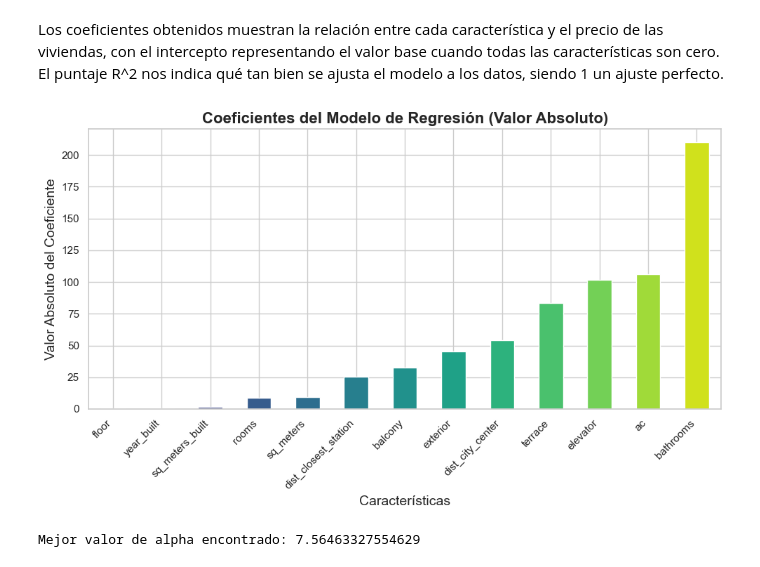
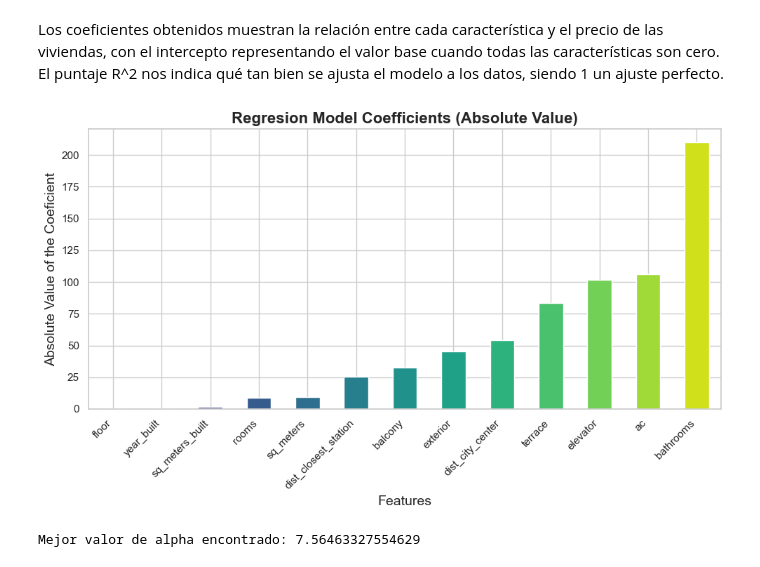
Before and after one commit to arboldeku/rentingciutatvella, a Jupyter notebook: Code/regresionesrentbcn.ipynb, the cells around one changed output. Drawn from its saved outputs; the diff is of its cells as text; code cells hidden in the pictures.

```diff
--- a/Code/regresionesrentbcn.ipynb
+++ b/Code/regresionesrentbcn.ipynb
@@ -337,26 +350,26 @@ Los coeficientes obtenidos muestran la relación entre cada característica y el
 # %%
 # Crear la gráfica de barras ordenada por valores absolutos de los coeficientes
 plt.figure(figsize=(10, 6))
 
 # Gráfico de barras con los coeficientes ordenados
 coefs_lr.sort_values(ascending=True).plot(
     kind='bar',
     color=sns.color_palette("viridis", n_colors=len(coefs_lr))
 )
 
 # Título y etiquetas
-plt.title('Coeficientes del Modelo de Regresión (Valor Absoluto)', fontsize=16, weight='bold')
-plt.xlabel('Características', fontsize=14)
-plt.ylabel('Valor Absoluto del Coeficiente', fontsize=14)
+plt.title('Regresion Model Coefficients (Absolute Value)', fontsize=16, weight='bold')
+plt.xlabel('Features', fontsize=14)
+plt.ylabel('Absolute Value of the Coeficient', fontsize=14)
 
 # Rotar etiquetas para mejor visibilidad
 plt.xticks(rotation=45, ha='right')
 
 # Ajustar diseño y mostrar
 plt.tight_layout()
 plt.show()
 # %% [output]
-[figure, old version]
+[figure, new version]
 # %%
 # Definir un rango de valores posibles para alpha
 alphas = np.logspace(-3, 3, 100)  # De 0.001 a 1000 en escala logarítmica
```
Also changed, not shown: parts of 7 cells of this notebook, 5 other files.
